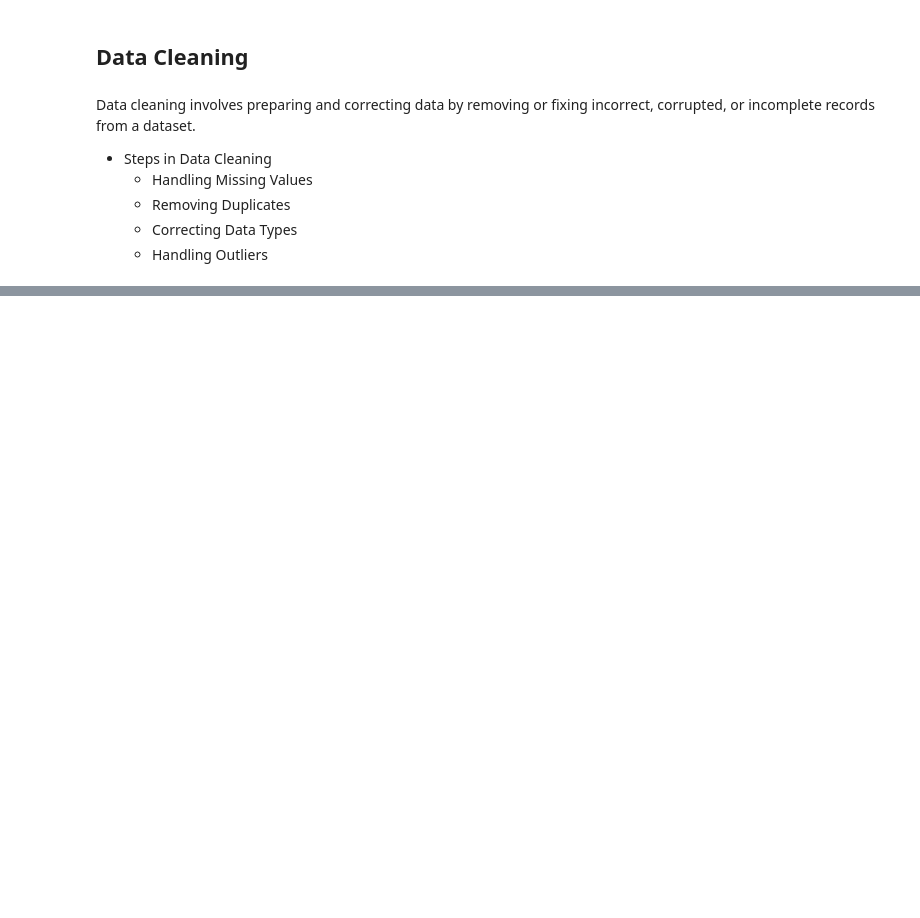
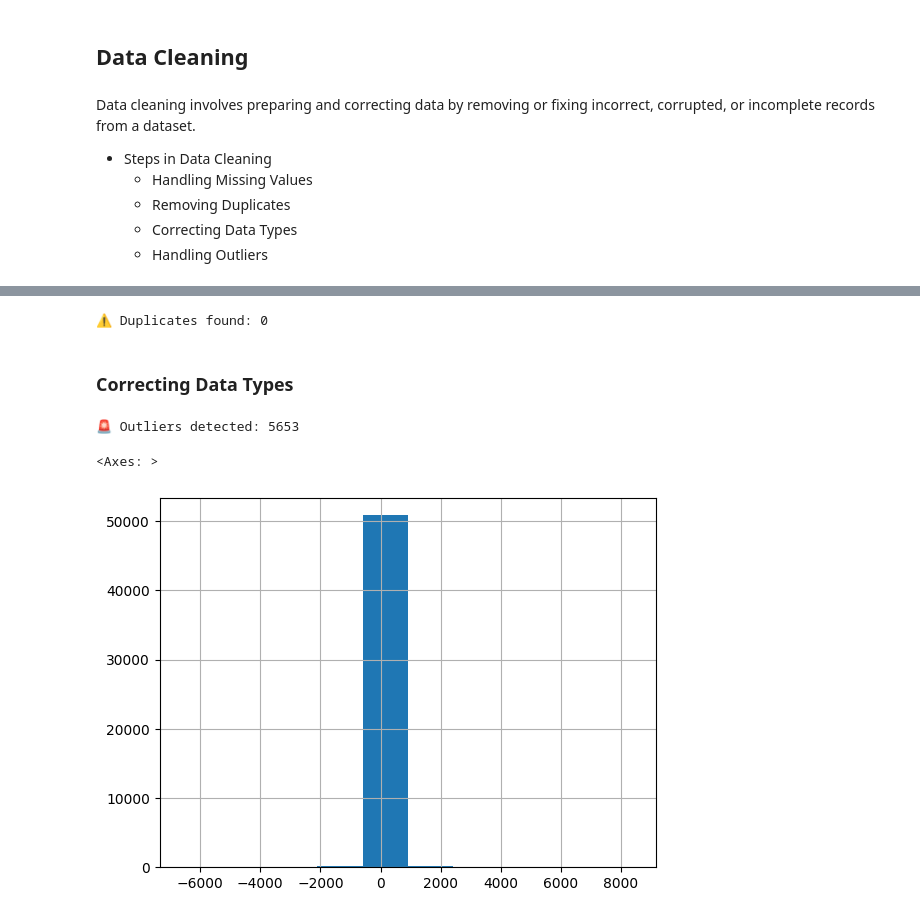
Before and after one commit to ameygawade/DataScience-100-Days-of-Data-Science, a Jupyter notebook: Week 1-2 Setting Up and Fundamentals/Day-3 Data Cleaning and Exploration/Day_3_Data_Cleaning_and_Exploration.ipynb, the cells around one changed output, grey strips where cells are left out. Drawn from its saved outputs; the diff is of its cells as text; code cells hidden in the pictures; blank space fills up the shorter version.

```diff
--- a/Week 1-2 Setting Up and Fundamentals/Day-3 Data Cleaning and Exploration/Day_3_Data_Cleaning_and_Exploration.ipynb
+++ b/Week 1-2 Setting Up and Fundamentals/Day-3 Data Cleaning and Exploration/Day_3_Data_Cleaning_and_Exploration.ipynb
@@ -41,0 +206,5 @@ FileNotFoundError: [Errno 2] No such file or directory: 'sample_dataset.csv'
+# %%
+# Replace missing postal codes with median postal code of that city
+df['Postal Code'] = df.groupby('City')['Postal Code'].transform(
+    lambda x: x.fillna(x.mode()[0]) if not x.mode().empty else x
+)
@@ -41,0 +233,4 @@ FileNotFoundError: [Errno 2] No such file or directory: 'sample_dataset.csv'
+# %%
+df['Postal Code'] = df.groupby('State')['Postal Code'].transform(
+    lambda x: x.fillna(x.mode()[0]) if not x.mode().empty else x
+)
@@ -41,0 +276,2 @@ FileNotFoundError: [Errno 2] No such file or directory: 'sample_dataset.csv'
+# %%
+df.drop(columns=['Postal Code'], inplace=True)
@@ -41,0 +289,23 @@ FileNotFoundError: [Errno 2] No such file or directory: 'sample_dataset.csv'
+# %%
+# Check for duplicates
+duplicates = df.duplicated().sum()
+print(f"\n⚠️ Duplicates found: {duplicates}")
+df.drop_duplicates(inplace=True)
+# %% [output]
+⚠️ Duplicates found: 0
+# %% [markdown]
+### Correcting Data Types
+# %%
+# Outlier detection using IQR
+Q1 = df['Sales'].quantile(0.25)
+Q3 = df['Sales'].quantile(0.75)
+IQR = Q3 - Q1
+outliers = df[(df['Sales'] < (Q1 - 1.5 * IQR)) | (df['Sales'] > (Q3 + 1.5 * IQR))]
+print(f"\n🚨 Outliers detected: {len(outliers)}")
+# %% [output]
+🚨 Outliers detected: 5653
+# %%
+df['Profit'].hist()
+# %% [output]
+<Axes: >
+[figure, added]
```
Also changed, not shown: parts of 24 cells of this notebook, 3 other files.
